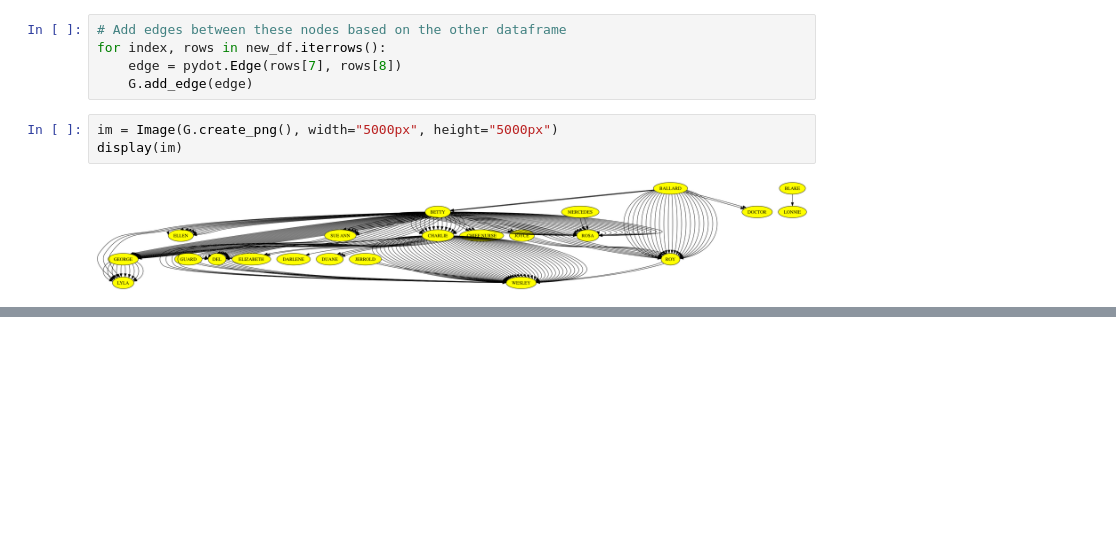
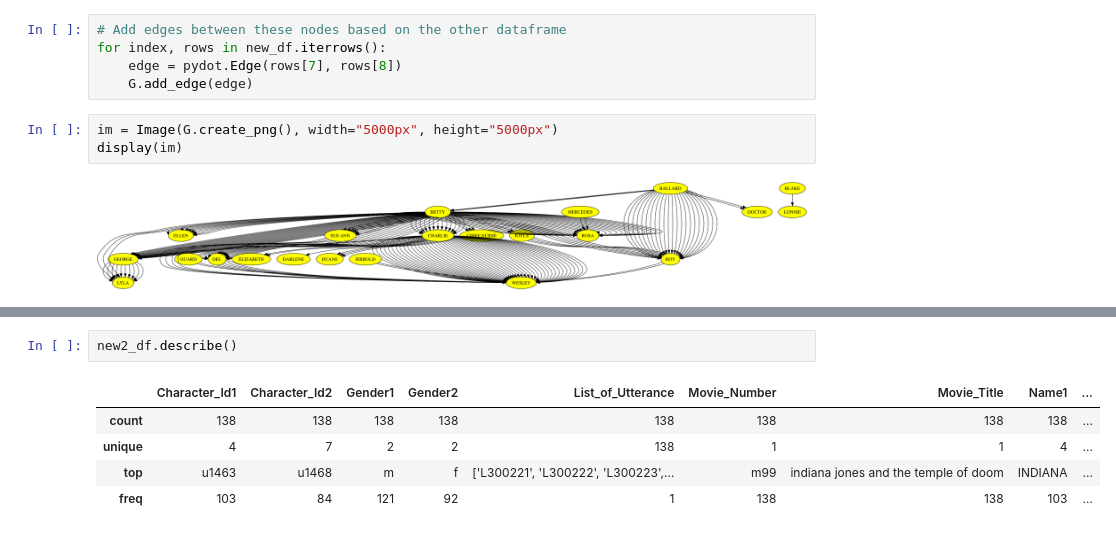
Before and after one commit to ck090/Identifying-Missing-Component-in-the-Bechdel-Test-Using-PCA, a Jupyter notebook: Gender_Analysis.ipynb, the cells around one changed output, grey strips where cells are left out. Cells and saved outputs as stored; diff of their text form; blank space fills up the shorter version.

```diff
--- a/Gender_Analysis.ipynb
+++ b/Gender_Analysis.ipynb
@@ -251,0 +349,8 @@ for index, rows in new_df.iterrows()
+# %%
+new2_df.describe()
+# %% [output]
+|  | Character_Id1 | Character_Id2 | Gender1 | Gender2 | List_of_Utterance | Movie_Number | Movie_Title | Name1 | ... |
+| count | 138 | 138 | 138 | 138 | 138 | 138 | 138 | 138 | ... |
+| unique | 4 | 7 | 2 | 2 | 138 | 1 | 1 | 4 | ... |
+| top | u1463 | u1468 | m | f | ['L300221', 'L300222', 'L300223',... | m99 | indiana jones and the temple of doom | INDIANA | ... |
+| freq | 103 | 84 | 121 | 92 | 1 | 138 | 138 | 103 | ... |
```
Also changed, not shown: parts of 25 cells of this notebook, 1 other file.
